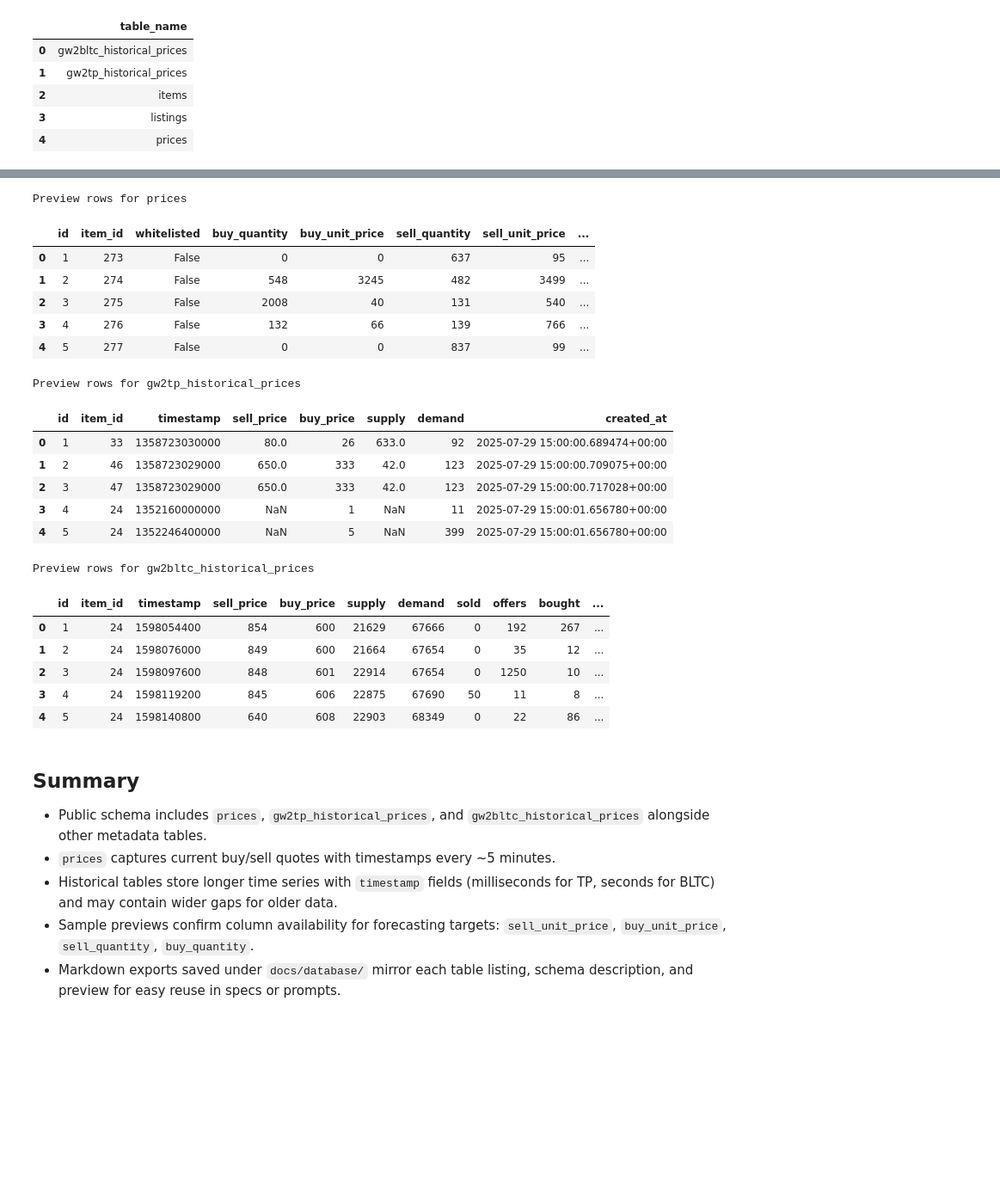
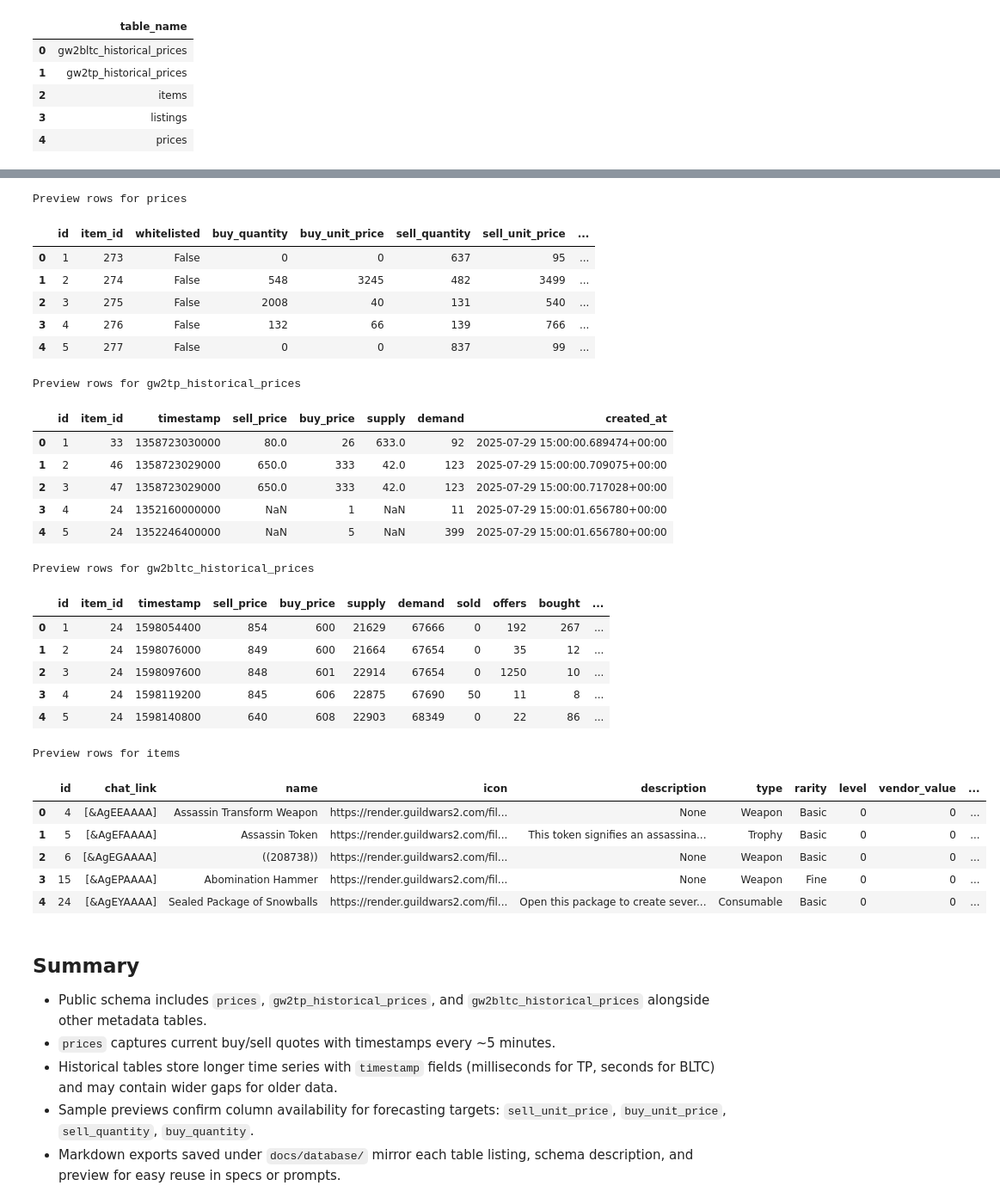
Before and after one commit to danielmuxel/casml4se-stonkswagen, a Jupyter notebook: notebooks/database/database-overview.ipynb, the cells around one changed output, grey strips where cells are left out. Shown at 86% size. Cells and saved outputs as stored; diff of their text form; code cells hidden in the pictures; blank space fills up the shorter version.

```diff
--- a/notebooks/database/database-overview.ipynb
+++ b/notebooks/database/database-overview.ipynb
@@ -128,32 +146,39 @@ Columns for gw2bltc_historical_prices
 # %%
-for target_table in ["prices", "gw2tp_historical_prices", "gw2bltc_historical_prices"]:
+for target_table in ["prices", "gw2tp_historical_prices", "gw2bltc_historical_prices", "items"]:
     preview_sql = f"SELECT * FROM {target_table} ORDER BY 1 LIMIT 5"
     preview_df = pd.read_sql(preview_sql, engine)
     write_markdown(preview_df, OUTPUT_DIR / f"{target_table}_preview.md", f"{target_table} Preview Rows")
     print(f"\nPreview rows for {target_table}")
     display(preview_df)
 # %% [output]
 Preview rows for prices
 |  | id | item_id | whitelisted | buy_quantity | buy_unit_price | sell_quantity | sell_unit_price | ... |
 | 0 | 1 | 273 | False | 0 | 0 | 637 | 95 | ... |
 | 1 | 2 | 274 | False | 548 | 3245 | 482 | 3499 | ... |
 | 2 | 3 | 275 | False | 2008 | 40 | 131 | 540 | ... |
 | 3 | 4 | 276 | False | 132 | 66 | 139 | 766 | ... |
 | 4 | 5 | 277 | False | 0 | 0 | 837 | 99 | ... |
 Preview rows for gw2tp_historical_prices
 |  | id | item_id | timestamp | sell_price | buy_price | supply | demand | created_at |
 | 0 | 1 | 33 | 1358723030000 | 80.0 | 26 | 633.0 | 92 | 2025-07-29 15:00:00.689474+00:00 |
 | 1 | 2 | 46 | 1358723029000 | 650.0 | 333 | 42.0 | 123 | 2025-07-29 15:00:00.709075+00:00 |
 | 2 | 3 | 47 | 1358723029000 | 650.0 | 333 | 42.0 | 123 | 2025-07-29 15:00:00.717028+00:00 |
 | 3 | 4 | 24 | 1352160000000 | NaN | 1 | NaN | 11 | 2025-07-29 15:00:01.656780+00:00 |
 | 4 | 5 | 24 | 1352246400000 | NaN | 5 | NaN | 399 | 2025-07-29 15:00:01.656780+00:00 |
 Preview rows for gw2bltc_historical_prices
 |  | id | item_id | timestamp | sell_price | buy_price | supply | demand | sold | offers | bought | ... |
 | 0 | 1 | 24 | 1598054400 | 854 | 600 | 21629 | 67666 | 0 | 192 | 267 | ... |
 | 1 | 2 | 24 | 1598076000 | 849 | 600 | 21664 | 67654 | 0 | 35 | 12 | ... |
 | 2 | 3 | 24 | 1598097600 | 848 | 601 | 22914 | 67654 | 0 | 1250 | 10 | ... |
 | 3 | 4 | 24 | 1598119200 | 845 | 606 | 22875 | 67690 | 50 | 11 | 8 | ... |
 | 4 | 5 | 24 | 1598140800 | 640 | 608 | 22903 | 68349 | 0 | 22 | 86 | ... |
+Preview rows for items
+|  | id | chat_link | name | icon | description | type | rarity | level | vendor_value | ... |
+| 0 | 4 | [&AgEEAAAA] | Assassin Transform Weapon | https://render.guildwars2.com/fil... | None | Weapon | Basic | 0 | 0 | ... |
+| 1 | 5 | [&AgEFAAAA] | Assassin Token | https://render.guildwars2.com/fil... | This token signifies an assassina... | Trophy | Basic | 0 | 0 | ... |
+| 2 | 6 | [&AgEGAAAA] | ((208738)) | https://render.guildwars2.com/fil... | None | Weapon | Basic | 0 | 0 | ... |
+| 3 | 15 | [&AgEPAAAA] | Abomination Hammer | https://render.guildwars2.com/fil... | None | Weapon | Fine | 0 | 0 | ... |
+| 4 | 24 | [&AgEYAAAA] | Sealed Package of Snowballs | https://render.guildwars2.com/fil... | Open this package to create sever... | Consumable | Basic | 0 | 0 | ... |
 # %% [markdown]
 ## Summary
 
```
Also changed, not shown: parts of 1 cell of this notebook, 3 other files.
